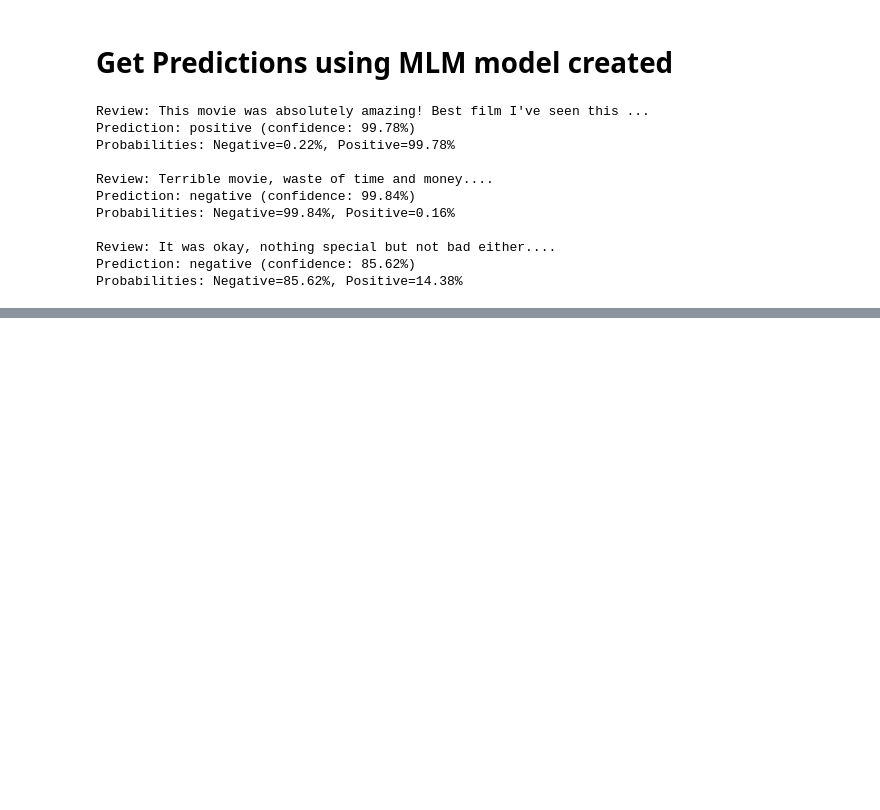
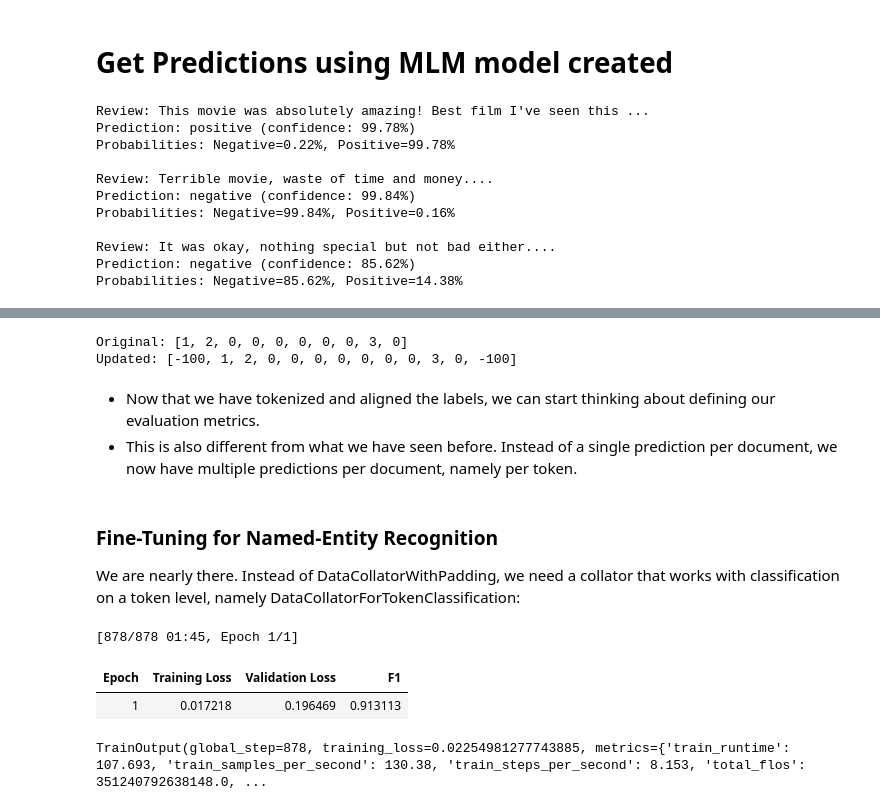
Before and after one commit to bilalox-billy/LLMs-Handson, a Jupyter notebook: notebooks/chapter11.ipynb, the cells around one changed output, grey strips where cells are left out. Saved outputs shown, nothing was run; the diff lists cells and outputs as text; code cells hidden in the pictures; blank space fills up the shorter version.

Commit message:
Fine-tune a model for NER task

```diff
--- a/notebooks/chapter11.ipynb
+++ b/notebooks/chapter11.ipynb
@@ -760,0 +793,3 @@ Probabilities: Negative=85.62%, Positive=14.38%
+# %%
+example = dataset["train"][848]
+example
@@ -760,0 +887,3 @@ Probabilities: Negative=85.62%, Positive=14.38%
+# %%
+token_ids = tokenizer(example['tokens'], is_split_into_words=True)['input_ids']
+token_ids
@@ -760,0 +955,12 @@ Probabilities: Negative=85.62%, Positive=14.38%
+# %%
+tokenized = dataset.map(align_labels, batched=True)
+# %%
+# Difference between original and updated labels
+print(f"Original: {example['ner_tags']}")
+print(f"Updated: {tokenized['train'][848]['labels']}")
+# %% [output]
+Original: [1, 2, 0, 0, 0, 0, 0, 0, 3, 0]
+Updated: [-100, 1, 2, 0, 0, 0, 0, 0, 0, 0, 3, 0, -100]
+# %% [markdown]
+- Now that we have tokenized and aligned the labels, we can start thinking about defining our evaluation metrics.
+- This is also different from what we have seen before. Instead of a single prediction per document, we now have multiple predictions per document, namely per token.
@@ -760,0 +994,38 @@ Probabilities: Negative=85.62%, Positive=14.38%
+# %% [markdown]
+### Fine-Tuning for Named-Entity Recognition
+We are nearly there. Instead of DataCollatorWithPadding, we need a collator that works with classification on a token level, namely DataCollatorForTokenClassification:
+# %%
+from transformers import DataCollatorForTokenClassification
+
+# Token-classification Data Collator
+data_collator = DataCollatorForTokenClassification(tokenizer=tokenizer)
+# %%
+# Training arguments for parameter tuning
+training_args = TrainingArguments(
+   "model",
+   learning_rate=2e-5,
+   per_device_train_batch_size=16,
+   per_device_eval_batch_size=16,
+   num_train_epochs=1,
+   weight_decay=0.01,
+   save_strategy="epoch",
+   eval_strategy="epoch",
+   report_to="none"
+)
+
+# Initialize Trainer
+trainer = Trainer(
+    model=model,
+    args=training_args,
+    train_dataset=tokenized["train"],
+    eval_dataset=tokenized["test"],
+    data_collator=data_collator,
+    compute_metrics=compute_metrics,
+)
+# 2. Train (run this cell)
+trainer.train()
+# %% [output]
+[878/878 01:45, Epoch 1/1]
+| Epoch | Training Loss | Validation Loss | F1 |
+| 1 | 0.017218 | 0.196469 | 0.913113 |
+TrainOutput(global_step=878, training_loss=0.02254981277743885, metrics={'train_runtime': 107.693, 'train_samples_per_second': 130.38, 'train_steps_per_second': 8.153, 'total_flos': 351240792638148.0, ...
```
Also changed, not shown: parts of 21 cells of this notebook, 6 other files.
